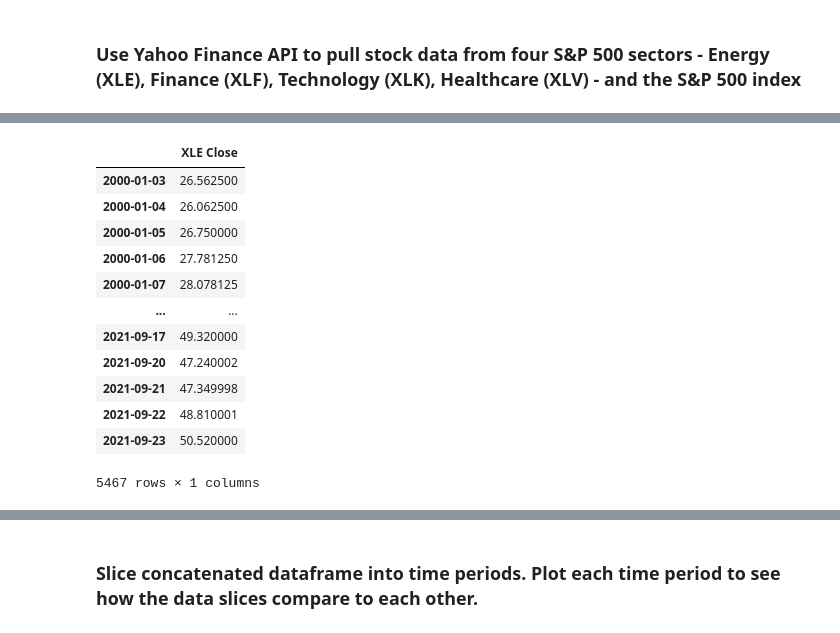
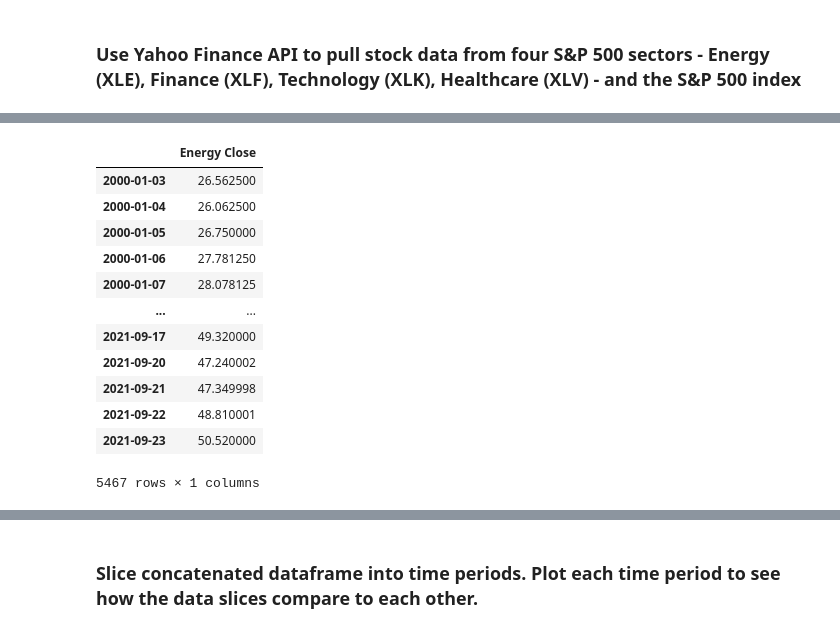
Before and after one commit to pdellis85/PoliStock, a Jupyter notebook: Viz-Test.ipynb, the cells around one changed output, grey strips where cells are left out. Drawn from its saved outputs; the diff is of its cells as text; code cells hidden in the pictures.

```diff
--- a/Viz-Test.ipynb
+++ b/Viz-Test.ipynb
@@ -38,10 +42,10 @@ XLE_daily
 5467 rows × 7 columns
 # %%
 # Drop unneeded columns and rename the last column to be specific to this DataFrame
-XLE_close = XLE_daily.drop(columns=['open', 'high', 'low', 'adjclose', 'volume', 'ticker']).rename(columns = {'close': 'XLE Close'})
+XLE_close = XLE_daily.drop(columns=['open', 'high', 'low', 'adjclose', 'volume', 'ticker']).rename(columns = {'close': 'Energy Close'})
 XLE_close
 # %% [output]
-|  | XLE Close |
+|  | Energy Close |
 | 2000-01-03 | 26.562500 |
 | 2000-01-04 | 26.062500 |
 | 2000-01-05 | 26.750000 |
```
Also changed, not shown: parts of 56 cells of this notebook.
